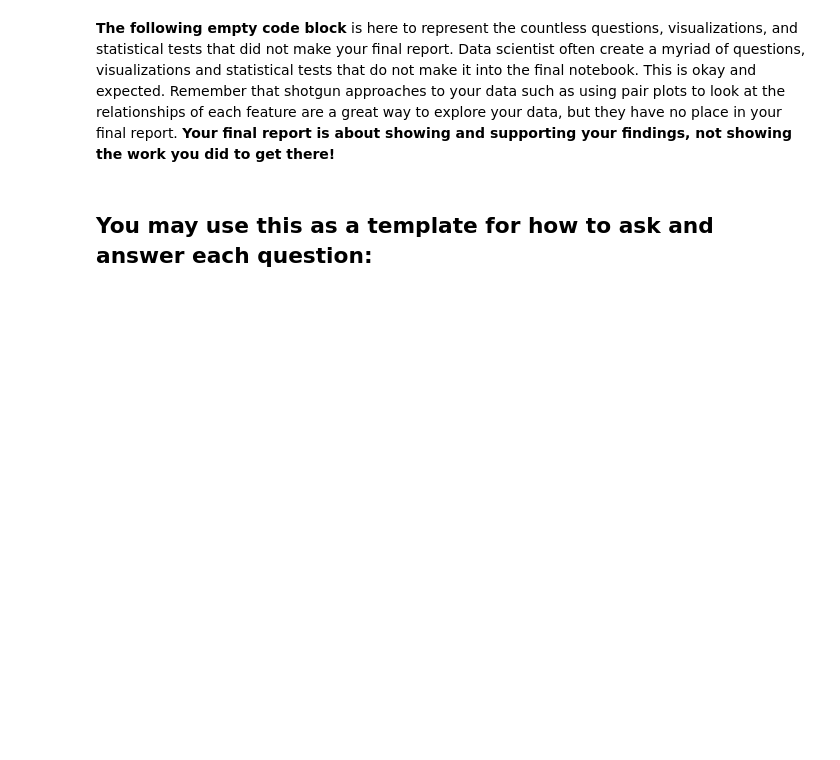
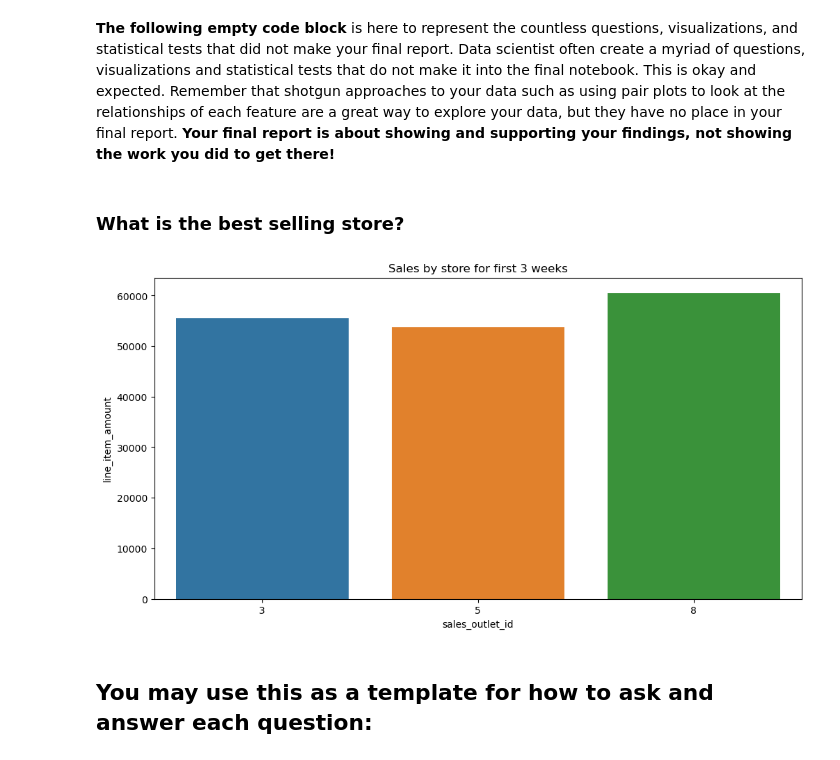
Before and after one commit to coffee-shop-analysis/coffee_project, a Jupyter notebook: final_report.ipynb, the cells around one changed output. Drawn from its saved outputs; the diff is of its cells as text; code cells hidden in the pictures; blank space fills up the shorter version.

```diff
--- a/final_report.ipynb
+++ b/final_report.ipynb
@@ -90,6 +91,12 @@ and statistical tests that do not make it into the final notebook. This is okay
 that shotgun approaches to your data such as using pair plots to look at the relationships of each feature
 are a great way to explore your data, but they have no place in your final report.
 **Your final report is about showing and supporting your findings, not showing the work you did to get there!**
+# %% [markdown]
+### What is the best selling store?
+# %%
+w.get_store_sales(train)
+# %% [output]
+[figure, added]
 # %% [markdown]
 ## You may use this as a template for how to ask and answer each question:
 # %% [markdown]
```
Also changed, not shown: parts of 3 cells of this notebook.
